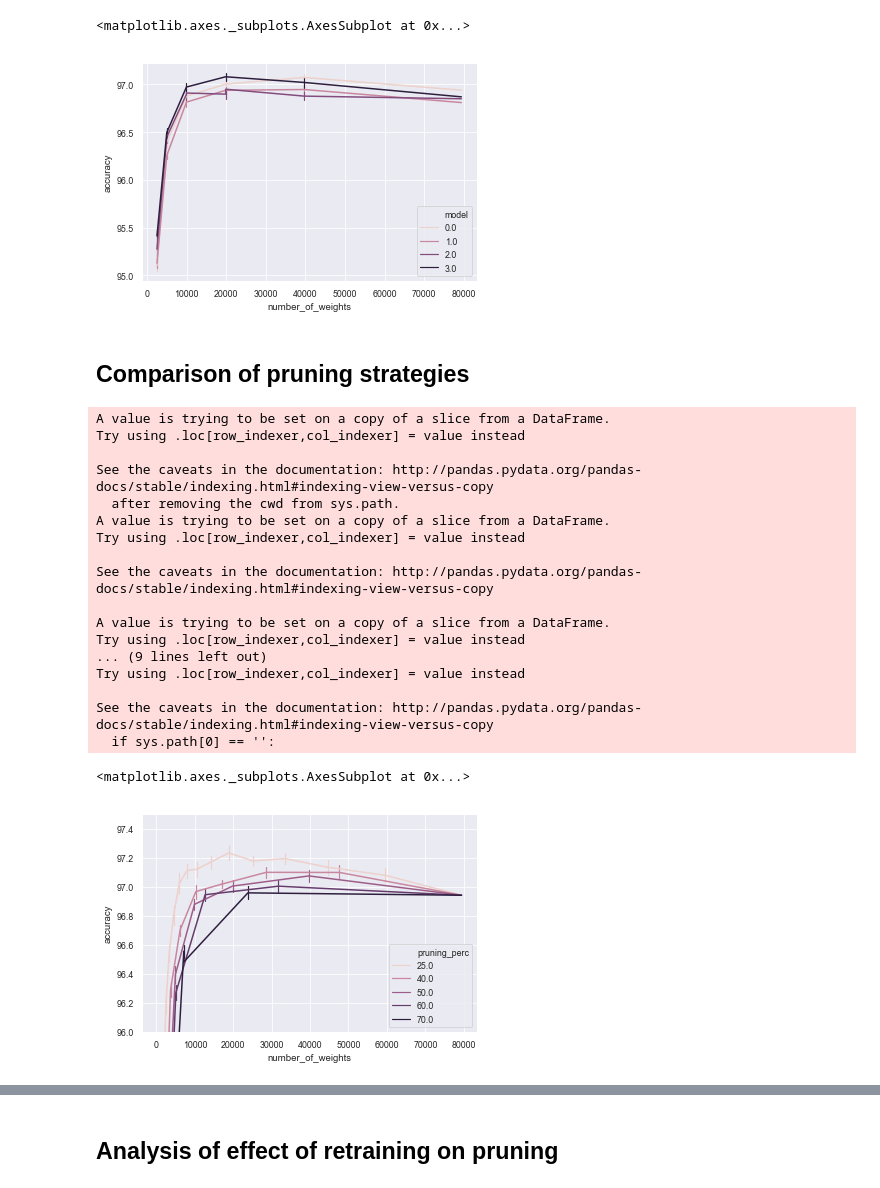
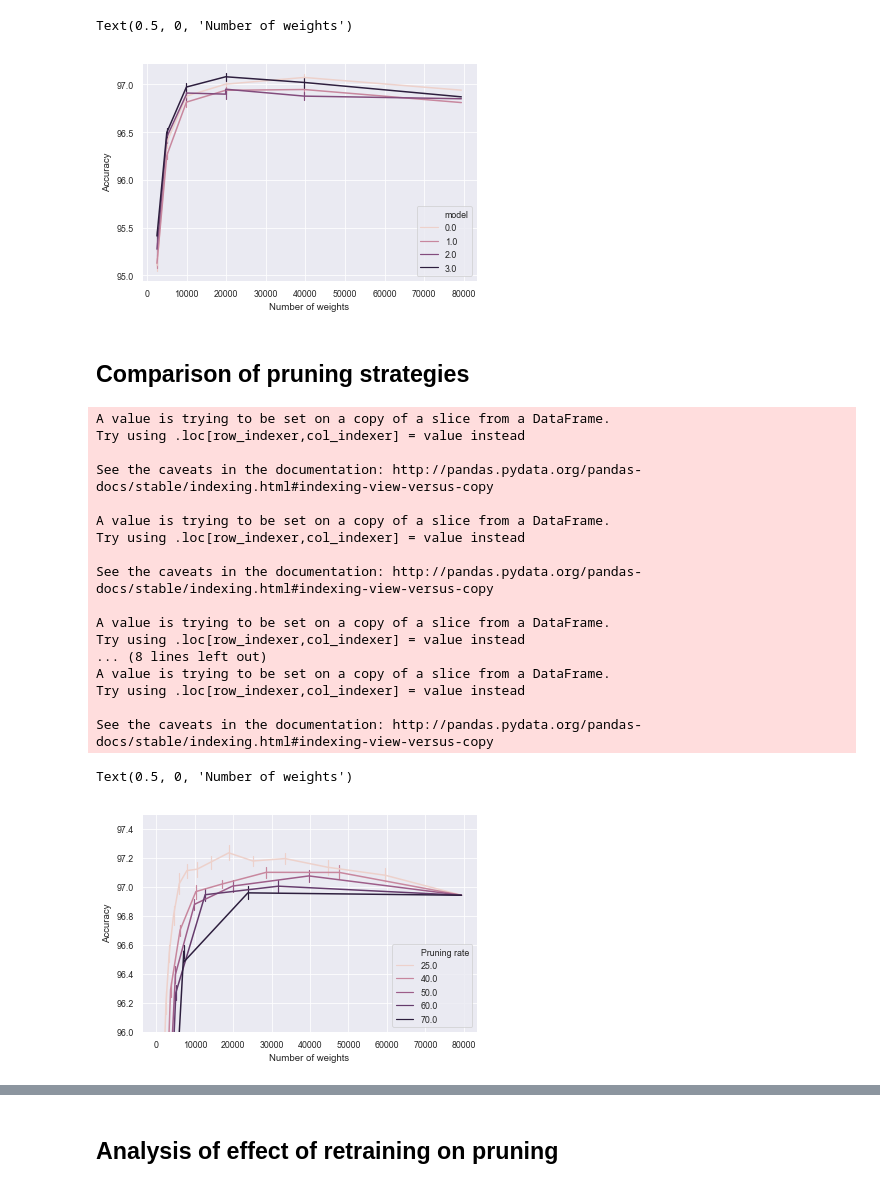
Before and after one commit to pauleon2/pruning-nn, a Jupyter notebook: evaluation.ipynb, the cells around one changed output, grey strips where cells are left out. Drawn from its saved outputs; the diff is of its cells as text; code cells hidden in the pictures.

Commit message:
continue evaluation and add some code for experiments and baseline to repo

```diff
--- a/evaluation.ipynb
+++ b/evaluation.ipynb
@@ -13,4 +10,7 @@ original = s.loc[s['pruning_method'] == 'original']
 # %%
+s = pd.read_pickle('./results/experiment1.pkl')
+original = s.loc[s['pruning_method'] == 'original']
+
 tmp = s.loc[s['pruning_perc'] == 50]
 tmp = tmp.loc[tmp['pruning_method'] == 'magnitude_class_blinded']
 tmp = tmp.loc[tmp['accuracy'] > 95]
@@ -19,54 +19,62 @@ tmp['model'] = tmp['model'].astype(float)
 
 # plt.ylim(90, 98)
 sns.lineplot(x='number_of_weights', y='accuracy', hue='model', err_style='bars', data=tmp, markers=True, ci='sd', legend='full', linewidth=1.5)
+plt.ylabel('Accuracy')
+plt.xlabel('Number of weights')
 # %% [output]
-<matplotlib.axes._subplots.AxesSubplot at 0x...>
+Text(0.5, 0, 'Number of weights')
 [figure]
 # %% [markdown]
 ## Comparison of pruning strategies
 # %%
+s = pd.read_pickle('./results/experiment1.pkl')
+original = s.loc[s['pruning_method'] == 'original']
 tmp = s.loc[s['pruning_method'] == 'magnitude_class_blinded']
 # tmp = tmp.loc[tmp['accuracy'] > 95]
 
 original['pruning_perc'] = 25
 tmp = tmp.append(original, ignore_index=True)
 original['pruning_perc'] = 40
 tmp = tmp.append(original, ignore_index=True)
 original['pruning_perc'] = 50
 tmp = tmp.append(original, ignore_index=True)
 original['pruning_perc'] = 60
 tmp = tmp.append(original, ignore_index=True)
 original['pruning_perc'] = 70
 tmp = tmp.append(original, ignore_index=True)
 
 tmp['pruning_perc'] = tmp['pruning_perc'].astype(float)
 tmp = tmp.loc[tmp['model'] == 0]
 
 s = tmp.loc[tmp['pruning_perc'] == 25]
 s = s.loc[s['run'] == 0]
 
+
+sns.lineplot(x='number_of_weights', y='accuracy', hue='pruning_perc', err_style='bars', data=tmp, markers=True, ci='sd', legend='full', linewidth=1.5)
 plt.ylim(96, 97.5)
-sns.lineplot(x='number_of_weights', y='accuracy', hue='pruning_perc', err_style='bars', data=tmp, markers=True, ci='sd', legend='full', linewidth=1.5)
+plt.legend().texts[0].set_text('Pruning rate')
+plt.ylabel('Accuracy')
+plt.xlabel('Number of weights')
 # %% [output]
-A value is trying to be set on a copy of a slice from a DataFrame.
-Try using .loc[row_indexer,col_indexer] = value instead
-
-See the caveats in the documentation: http://pandas.pydata.org/pandas-docs/stable/indexing.html#indexing-view-versus-copy
-  after removing the cwd from sys.path.
 A value is trying to be set on a copy of a slice from a DataFrame.
 Try using .loc[row_indexer,col_indexer] = value instead
 
 See the caveats in the documentation: http://pandas.pydata.org/pandas-docs/stable/indexing.html#indexing-view-versus-copy
 
 A value is trying to be set on a copy of a slice from a DataFrame.
 Try using .loc[row_indexer,col_indexer] = value instead
-... (9 lines left out)
+
+See the caveats in the documentation: http://pandas.pydata.org/pandas-docs/stable/indexing.html#indexing-view-versus-copy
+
+A value is trying to be set on a copy of a slice from a DataFrame.
+Try using .loc[row_indexer,col_indexer] = value instead
+... (8 lines left out)
+A value is trying to be set on a copy of a slice from a DataFrame.
 Try using .loc[row_indexer,col_indexer] = value instead
 
 See the caveats in the documentation: http://pandas.pydata.org/pandas-docs/stable/indexing.html#indexing-view-versus-copy
-  if sys.path[0] == '':
-<matplotlib.axes._subplots.AxesSubplot at 0x...>
+Text(0.5, 0, 'Number of weights')
-[figure, old version]
+[figure, new version]
 # %%
 s = pd.read_pickle('./results/experiment3.pkl')
 original = s.loc[s['pruning_method'] == 'original']
```
Also changed, not shown: parts of 10 cells of this notebook, 1 other file.
